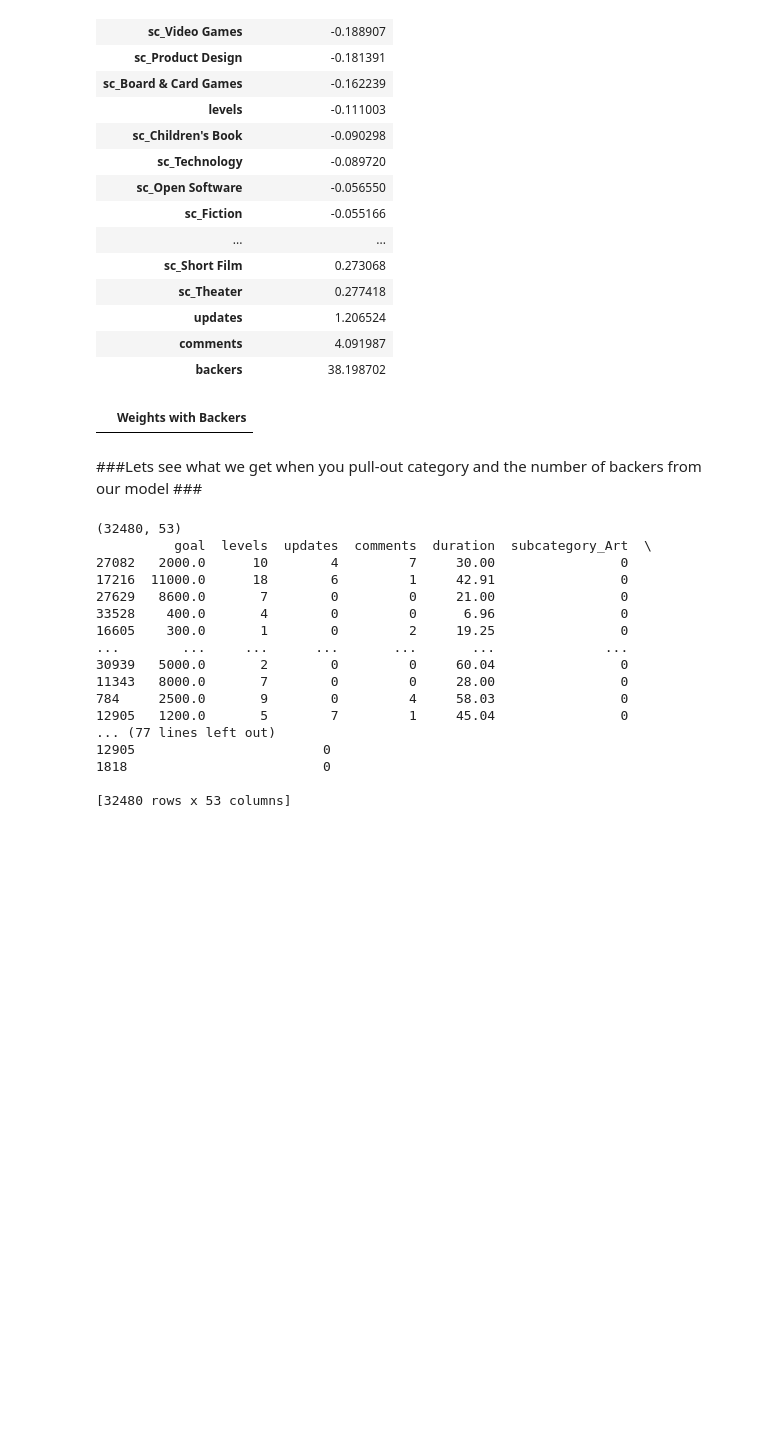
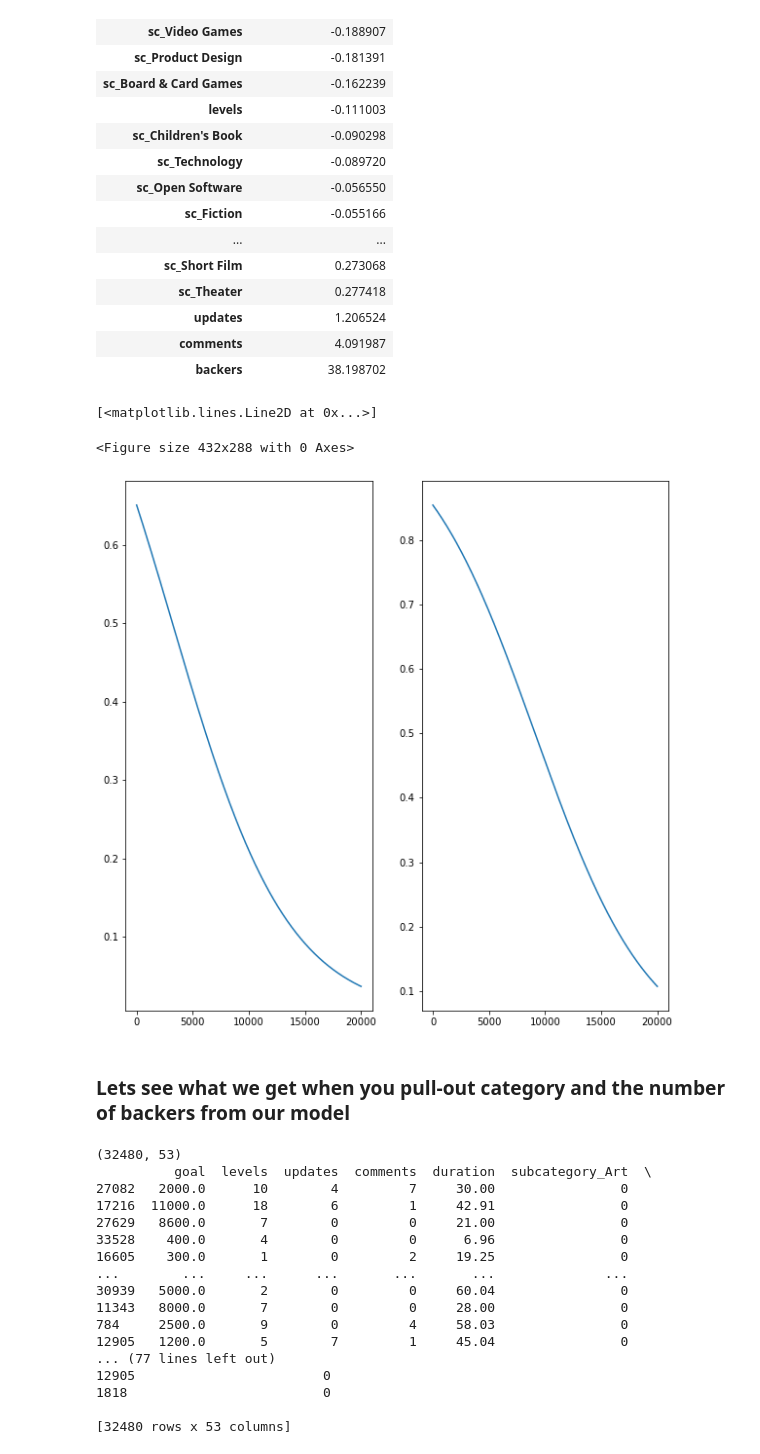
Before and after one commit to nico-medellin/kickstarter-regression, a Jupyter notebook: Kickstarter_Logistic_Regression_Model_Updated.ipynb, the cells around one changed output. Cells and saved outputs as stored; diff of their text form; code cells hidden in the pictures; blank space fills up the shorter version.

```diff
--- a/Kickstarter_Logistic_Regression_Model_Updated.ipynb
+++ b/Kickstarter_Logistic_Regression_Model_Updated.ipynb
@@ -925,15 +855,64 @@ coeff_df_transpose.sort_values('Weights with Backers')
 # category_weights.sort_values('Weights with Backers', ascending = False)
 # #Having the category of either Music, theater, or dance had a net positive effect,
 # #while everything else had a negative effect on the ability to succeed.
+# %%
+#A function to easily generate an array that has the value set to 1 only for the category you want. goal amount, levels, and updates
+def Backers_TestCaseGen(goal, backers, levels, updates, comments, duration, desired_subcategory):
+    parameter_list = ['goal', 'backers','levels', 'updates', 'comments', 'duration', 'sc_Art','sc_Art Book', 'sc_Board & Card Games', 'sc_Childrens Book','sc_Classical Music', 'sc_Comics', 'sc_Conceptual Art','sc_Country & Folk', 'sc_Crafts', 'sc_Dance', 'sc_Design','sc_Digital Art', 'sc_Documentary', 'sc_Electronic Music', 'sc_Fashion','sc_Fiction', 'sc_Film & Video', 'sc_Food', 'sc_Games','sc_Graphic Design', 'sc_Hip-Hop', 'sc_Illustration', 'sc_Indie Rock','sc_Jazz', 'sc_Journalism', 'sc_Mixed Media', 'sc_Music','sc_Narrative Film', 'sc_Nonfiction', 'sc_Open Hardware','sc_Open Software', 'sc_Painting', 'sc_Performance Art','sc_Periodical', 'sc_Photography', 'sc_Poetry', 'sc_Pop','sc_Product Design', 'sc_Public Art', 'sc_Publishing', 'sc_Rock','sc_Sculpture', 'sc_Short Film', 'sc_Technology', 'sc_Theater','sc_Video Games', 'sc_Webseries', 'sc_World Music']
+    pointer = parameter_list.index(desired_subcategory)
+    generated_test_case = np.zeros(len(parameter_list))
+    generated_test_case[pointer] = 1
+    generated_test_case[0] = goal
+    generated_test_case[1] = backers
+    generated_test_case[2] = levels
+    generated_test_case[3] = updates
+    generated_test_case[4] = comments
+    generated_test_case[5] = duration
+    return sc.transform(generated_test_case.reshape(1,-1))
 # %%
-#Pull out subcategory weights
-subcategory_weights = coeff_df_transpose.filter(regex = "^subcategory", axis=0)
-subcategory_weights.sort_values('Weights with Backers', ascending = False)
-#Short film had the most postiive effect
+# #Pull out subcategory weights
+# subcategory_weights = coeff_df_transpose.filter(regex = "^subcategory", axis=0)
+# subcategory_weights.sort_values('Weights with Backers', ascending = False)
+# #Short film had the most postiive effect
-# %% [output]
-|  | Weights with Backers |
+# %%
+#Currently plotting just how success rate changes given the amount of money you raise
+
+
+
+plt.clf()
+
+gta = 20000 # gta = goal test amount
+
+fig = plt.figure(figsize =(10, 10))
+
+
+sub1 = plt.subplot(1, 2, 1)
+sub2 = plt.subplot(1, 2, 2)
+
+predicted_success = np.zeros(gta)
+
+for x in range(gta):
+    test_case = Backers_TestCaseGen(x,0,0,0,0,0,'sc_Theater')
+    predicted_success[x] = LogReg.predict_proba(test_case.reshape(1,-1))[0][1]
+x_values = list(range(gta))
+y = predicted_success.reshape(-1,1)
+sub1.plot(x_values, y)
+
+
+# as we can see, we see an extreme drop off once we get a threshold value
+
+for x in range(gta):
+    test_case = Backers_TestCaseGen(x,5,5,5,5,0,'sc_Theater')
+    predicted_success[x] = LogReg.predict_proba(test_case.reshape(1,-1))[0][1]
+x_values = list(range(gta))
+y = predicted_success.reshape(-1,1)
+sub2.plot(x_values, y)
+# %% [output]
+[<matplotlib.lines.Line2D at 0x...>]
+<Figure size 432x288 with 0 Axes>
+[figure, added]
 # %% [markdown]
-###Lets see what we get when you pull-out category and the number of backers from our model ###
+### Lets see what we get when you pull-out category and the number of backers from our model ###
 # %%
 #Get dummies is function built into pandas that will create binary columns for us for categorical variables.
 
```
Also changed, not shown: parts of 50 cells of this notebook.
